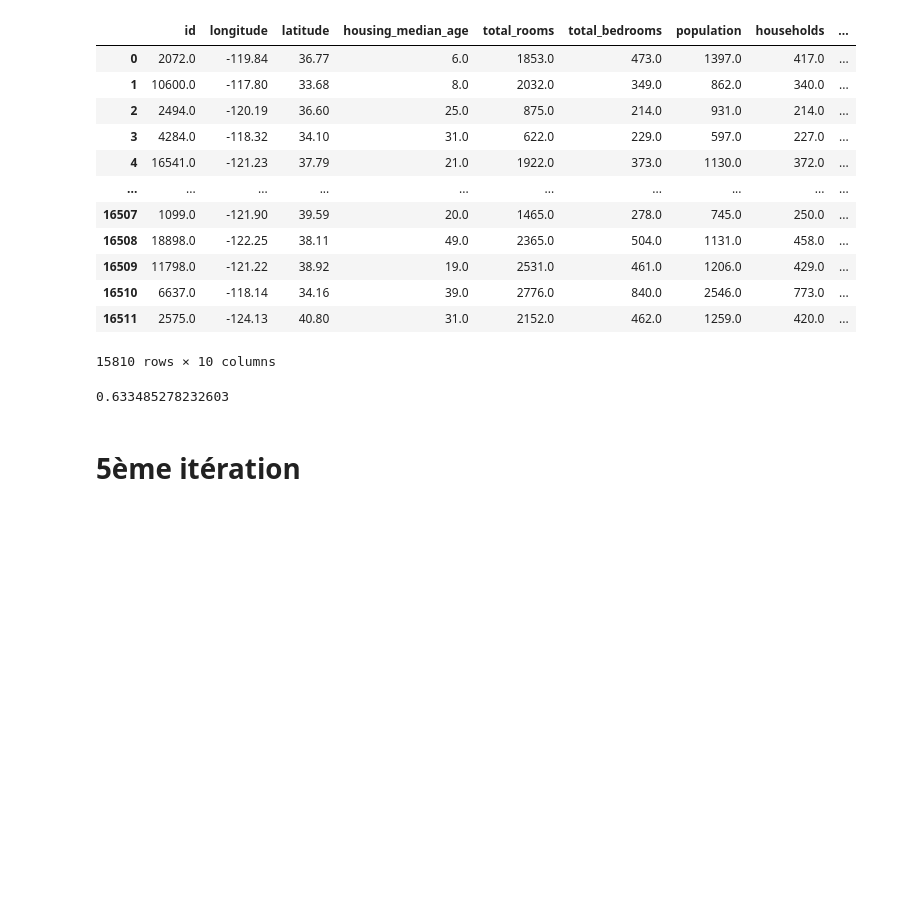
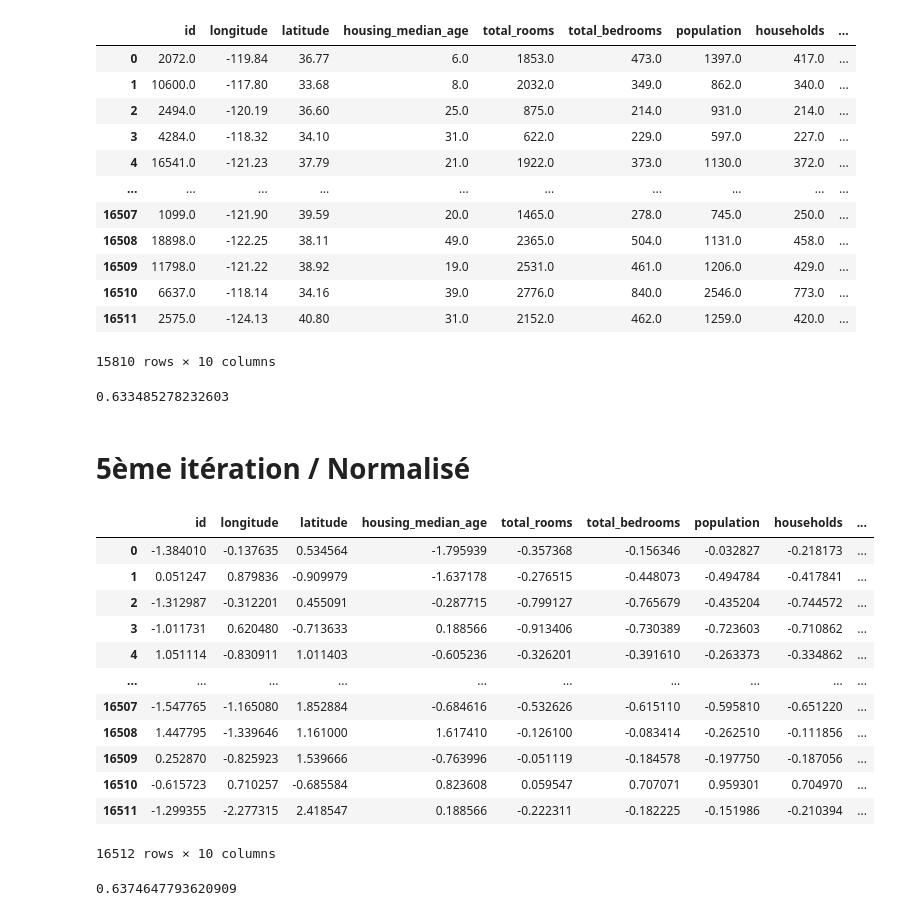
Before and after one commit to Alexisp99/Projet_immo_ia, a Jupyter notebook: Notebook_model.ipynb, the cells around one changed output. Cells and saved outputs as stored; diff of their text form; code cells hidden in the pictures; blank space fills up the shorter version.

Commit message:
5 et 6eme iter, normalisation et standardisation

```diff
--- a/Notebook_model.ipynb
+++ b/Notebook_model.ipynb
@@ -146,4 +146,30 @@ cv_results['test_score'].mean()
 # %% [output]
 0.633485278232603
 # %% [markdown]
-# 5ème itération
+# 5ème itération / Normalisé
+# %%
+df_norm = pd.read_pickle("data/EDA_iter_5_norm.pkl")
+df_norm
+# %% [output]
+|  | id | longitude | latitude | housing_median_age | total_rooms | total_bedrooms | population | households | ... |
+| 0 | -1.384010 | -0.137635 | 0.534564 | -1.795939 | -0.357368 | -0.156346 | -0.032827 | -0.218173 | ... |
+| 1 | 0.051247 | 0.879836 | -0.909979 | -1.637178 | -0.276515 | -0.448073 | -0.494784 | -0.417841 | ... |
+| 2 | -1.312987 | -0.312201 | 0.455091 | -0.287715 | -0.799127 | -0.765679 | -0.435204 | -0.744572 | ... |
+| 3 | -1.011731 | 0.620480 | -0.713633 | 0.188566 | -0.913406 | -0.730389 | -0.723603 | -0.710862 | ... |
+| 4 | 1.051114 | -0.830911 | 1.011403 | -0.605236 | -0.326201 | -0.391610 | -0.263373 | -0.334862 | ... |
+| ... | ... | ... | ... | ... | ... | ... | ... | ... | ... |
+| 16507 | -1.547765 | -1.165080 | 1.852884 | -0.684616 | -0.532626 | -0.615110 | -0.595810 | -0.651220 | ... |
+| 16508 | 1.447795 | -1.339646 | 1.161000 | 1.617410 | -0.126100 | -0.083414 | -0.262510 | -0.111856 | ... |
+| 16509 | 0.252870 | -0.825923 | 1.539666 | -0.763996 | -0.051119 | -0.184578 | -0.197750 | -0.187056 | ... |
+| 16510 | -0.615723 | 0.710257 | -0.685584 | 0.823608 | 0.059547 | 0.707071 | 0.959301 | 0.704970 | ... |
+| 16511 | -1.299355 | -2.277315 | 2.418547 | 0.188566 | -0.222311 | -0.182225 | -0.151986 | -0.210394 | ... |
+16512 rows × 10 columns
+# %%
+X = df_norm.drop(columns = "median_house_value")
+y = df_norm["median_house_value"]
+cv_results = cross_validate(model, X, y, cv=5)
+
+# obtain the mean of scores
+cv_results['test_score'].mean()
+# %% [output]
+0.6374647793620909
```
Also changed, not shown: parts of 8 cells of this notebook.
